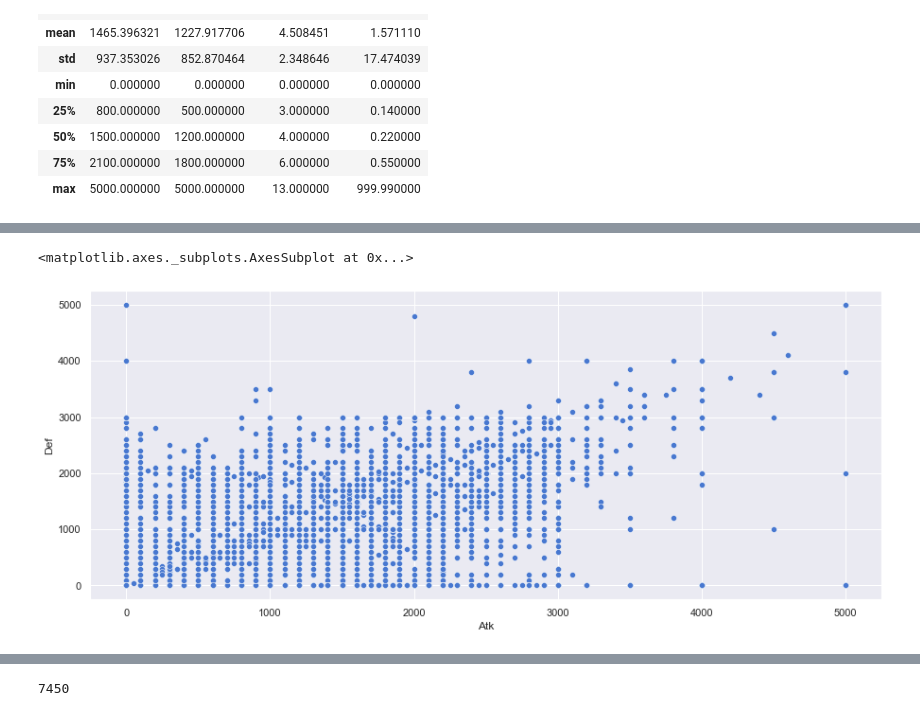
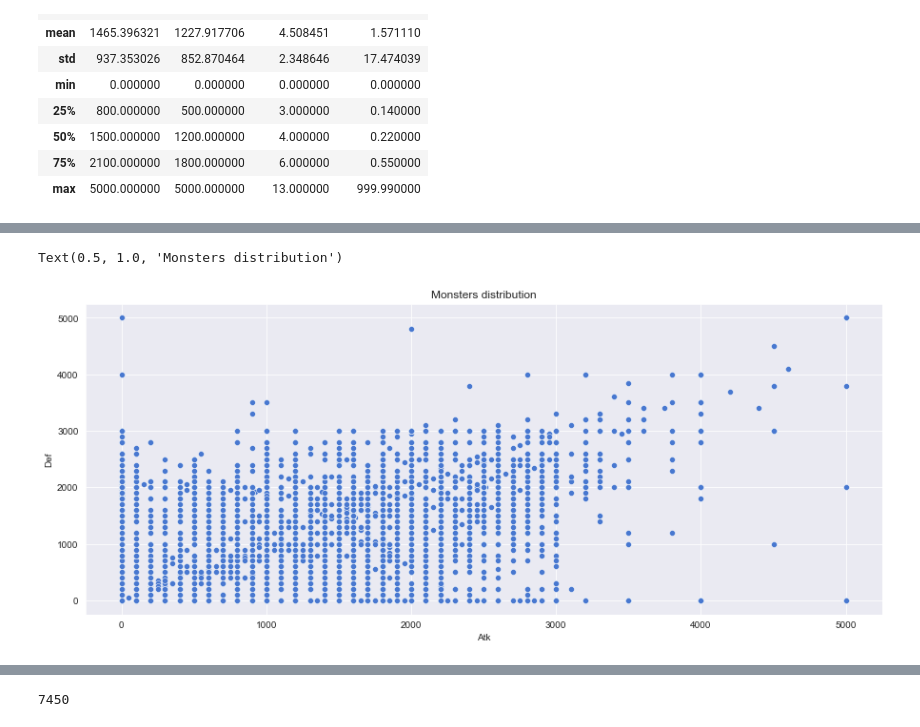
Before and after one commit to Th3NiKo/YuGiOh-cards, a Jupyter notebook: Yu-Gi-Oh Exploratory data analysis.ipynb, the cells around one changed output, grey strips where cells are left out. Drawn from its saved outputs; the diff is of its cells as text; code cells hidden in the pictures.

```diff
--- a/Yu-Gi-Oh Exploratory data analysis.ipynb
+++ b/Yu-Gi-Oh Exploratory data analysis.ipynb
@@ -74,11 +82,11 @@ sns.countplot(data=info_database, x="Attribute",ax=ax)
 # %%
-#Show types distribution
+#Show monster distribution by atk and def
 fig, ax = plt.subplots(figsize=(15,6))
 sns.set_palette(sns.color_palette("muted"))
-sns.scatterplot(data=info_database, x="Atk", y="Def", ax=ax)
+sns.scatterplot(data=info_database, x="Atk", y="Def", ax=ax).set_title('Monsters distributions')
 # %% [output]
-<matplotlib.axes._subplots.AxesSubplot at 0x...>
+Text(0.5, 1.0, 'Monsters distribution')
-[figure, old version]
+[figure, new version]
 # %%
 #Split types into monster and spell cards (Discarded tokens)
 monster_type_names = [x for x in set(info_database["Type"]) if "Monster" in x]
```
Also changed, not shown: parts of 7 cells of this notebook.
